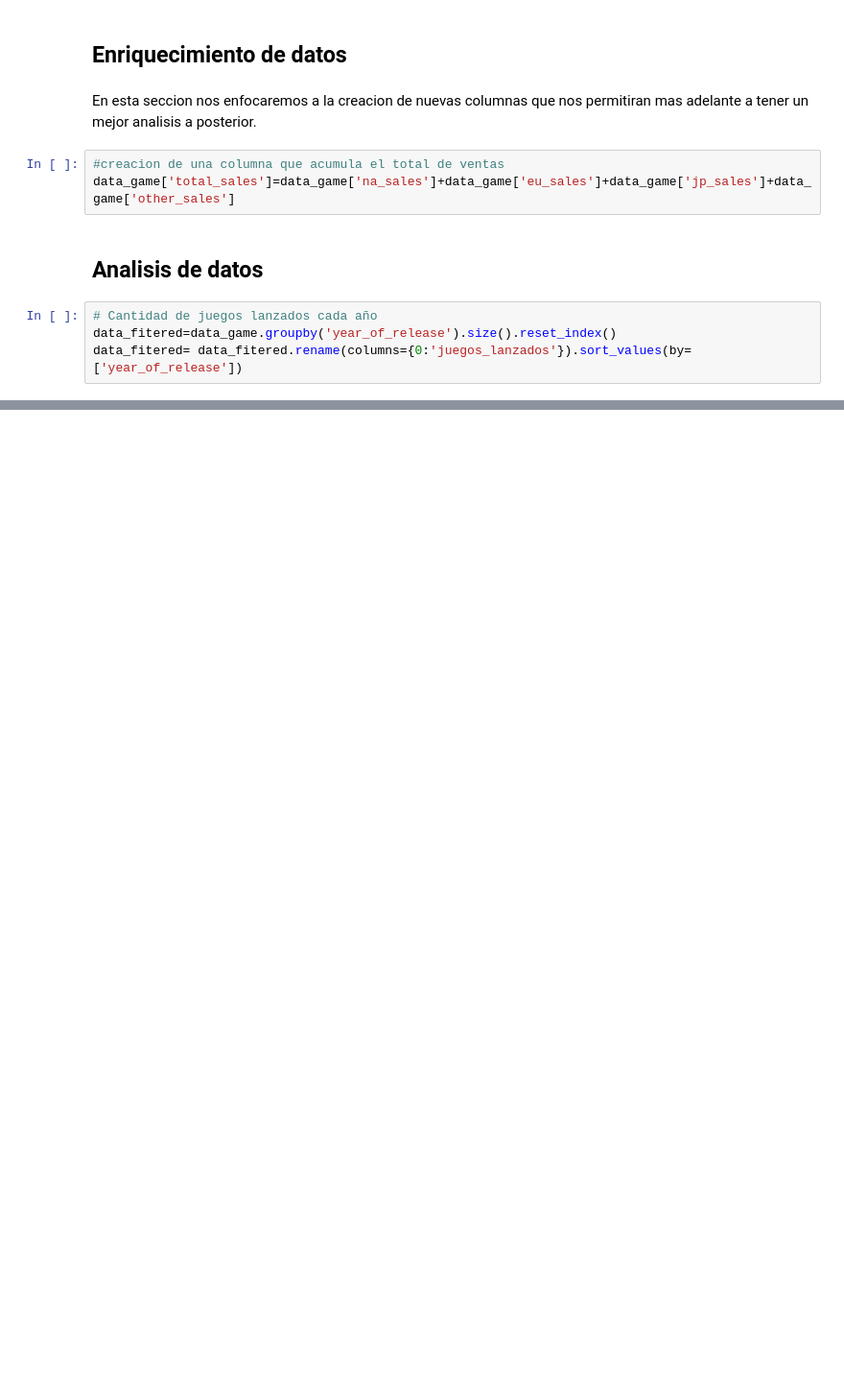
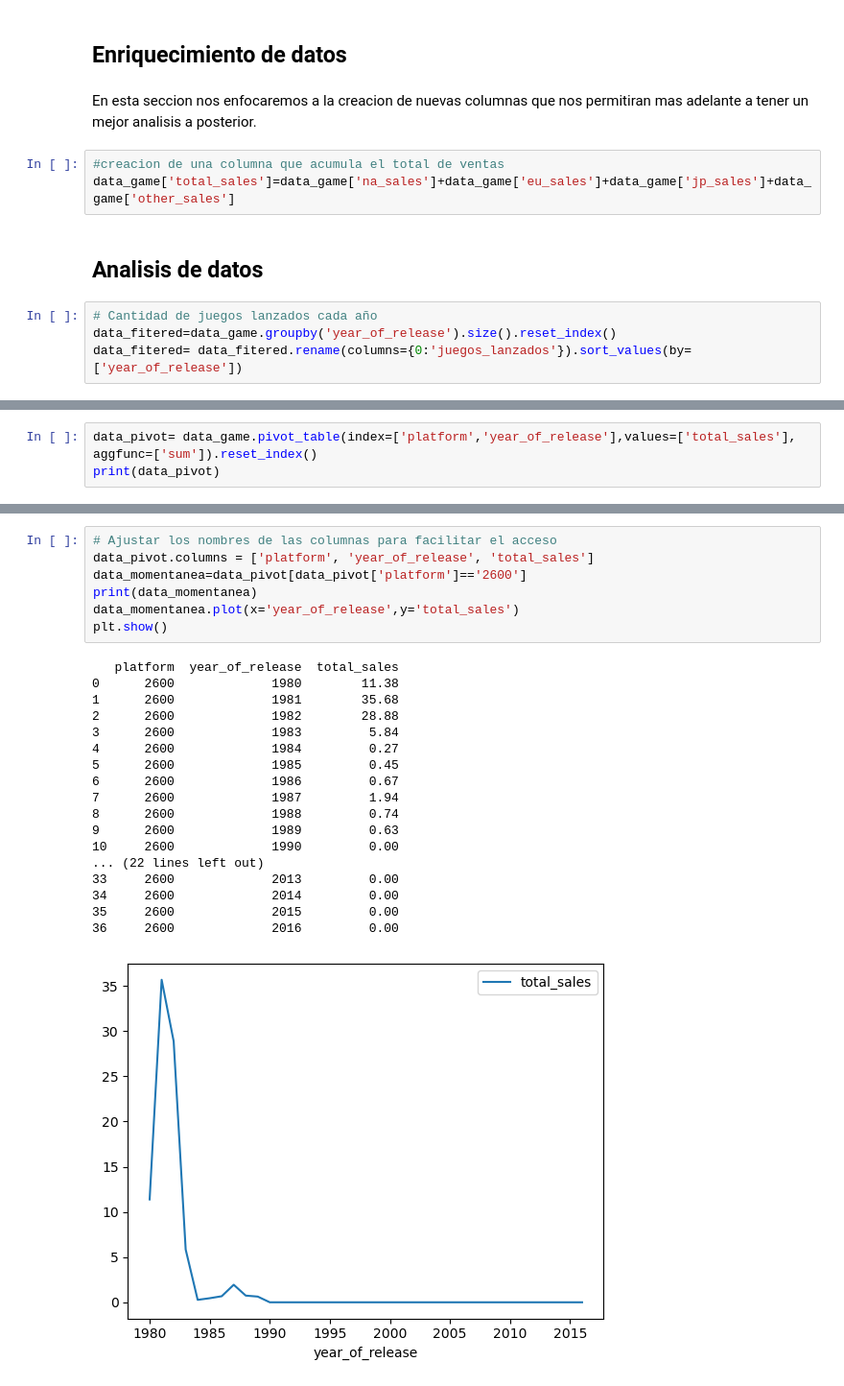
Before and after one commit to lautaroballesteros0926/notebok_sprint6, a Jupyter notebook: notebook.ipynb, the cells around one changed output, grey strips where cells are left out. Shown at 96% size. Saved outputs shown, nothing was run; the diff lists cells and outputs as text; blank space fills up the shorter version.

```diff
--- a/notebook.ipynb
+++ b/notebook.ipynb
@@ -268,0 +284,3 @@ plt.show()
+# %%
+data_pivot= data_game.pivot_table(index=['platform','year_of_release'],values=['total_sales'], aggfunc=['sum']).reset_index()
+print(data_pivot)
@@ -268,0 +303,26 @@ plt.show()
+# %%
+# Ajustar los nombres de las columnas para facilitar el acceso
+data_pivot.columns = ['platform', 'year_of_release', 'total_sales']
+data_momentanea=data_pivot[data_pivot['platform']=='2600']
+print(data_momentanea)
+data_momentanea.plot(x='year_of_release',y='total_sales')
+plt.show()
+# %% [output]
+   platform  year_of_release  total_sales
+0      2600             1980        11.38
+1      2600             1981        35.68
+2      2600             1982        28.88
+3      2600             1983         5.84
+4      2600             1984         0.27
+5      2600             1985         0.45
+6      2600             1986         0.67
+7      2600             1987         1.94
+8      2600             1988         0.74
+9      2600             1989         0.63
+10     2600             1990         0.00
+... (22 lines left out)
+33     2600             2013         0.00
+34     2600             2014         0.00
+35     2600             2015         0.00
+36     2600             2016         0.00
+[figure, added]
```
Also changed, not shown: parts of 12 cells of this notebook.
